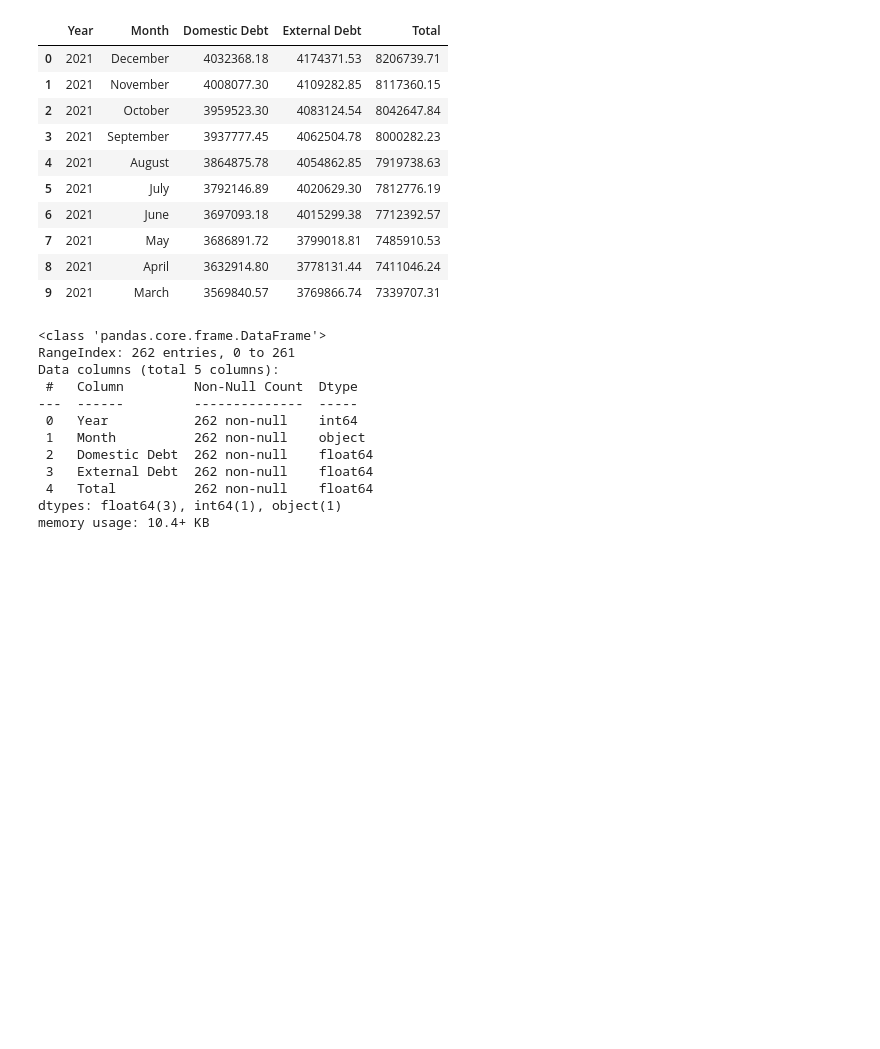
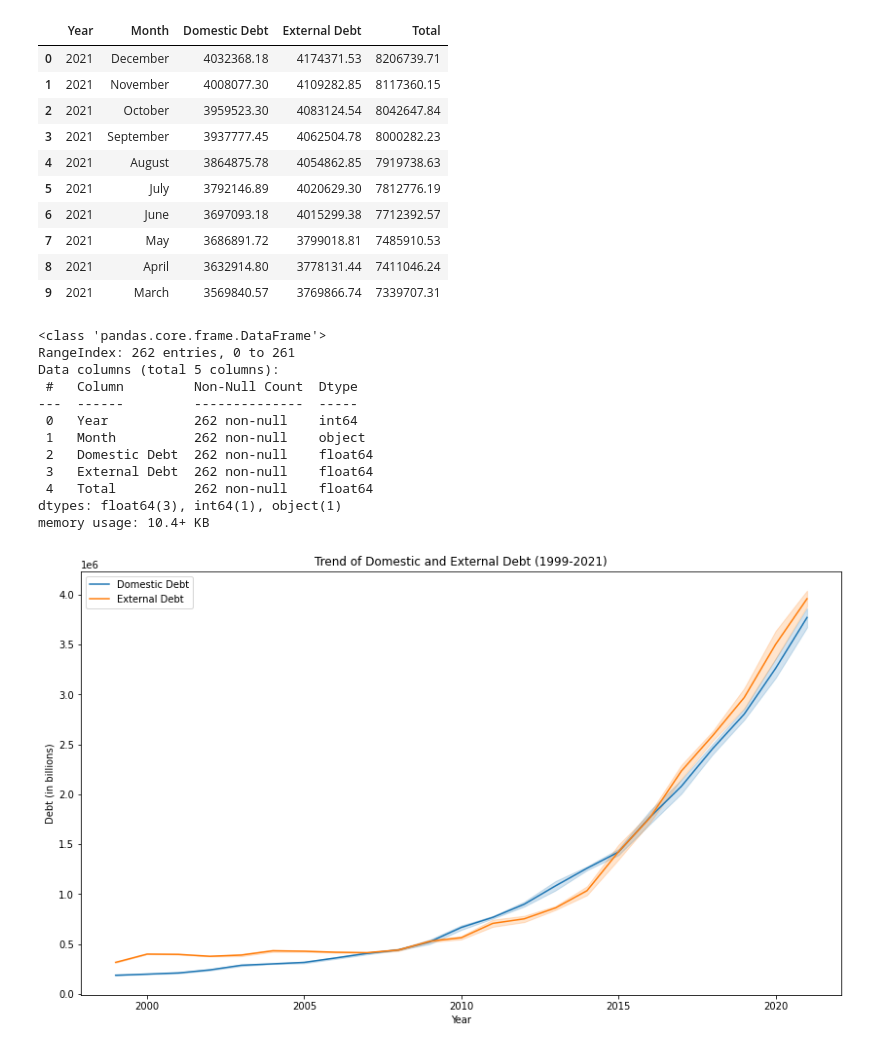
Before and after one commit to josephdamilare01/Kenya_financial_debts, a Jupyter notebook: kenya_fin_debts.ipynb, the cells around one changed output. Saved outputs shown, nothing was run; the diff lists cells and outputs as text; code cells hidden in the pictures; blank space fills up the shorter version.

Commit message:
visualize trends

```diff
--- a/kenya_fin_debts.ipynb
+++ b/kenya_fin_debts.ipynb
@@ -62,3 +62,15 @@ Data columns (total 5 columns):
  4   Total          262 non-null    float64
 dtypes: float64(3), int64(1), object(1)
 memory usage: 10.4+ KB
+# %%
+# Trends on domestic and External Debt
+plt.figure(figsize=(14, 8))
+sns.lineplot(data=df, x='Year', y='Domestic Debt', label='Domestic Debt')
+sns.lineplot(data=df, x='Year', y='External Debt', label='External Debt')
+plt.title('Trend of Domestic and External Debt (1999-2021)')
+plt.xlabel('Year')
+plt.ylabel('Debt (in billions)')
+plt.legend()
+plt.show()
+# %% [output]
+[figure, added]
```
Also changed, not shown: parts of 5 cells of this notebook.
